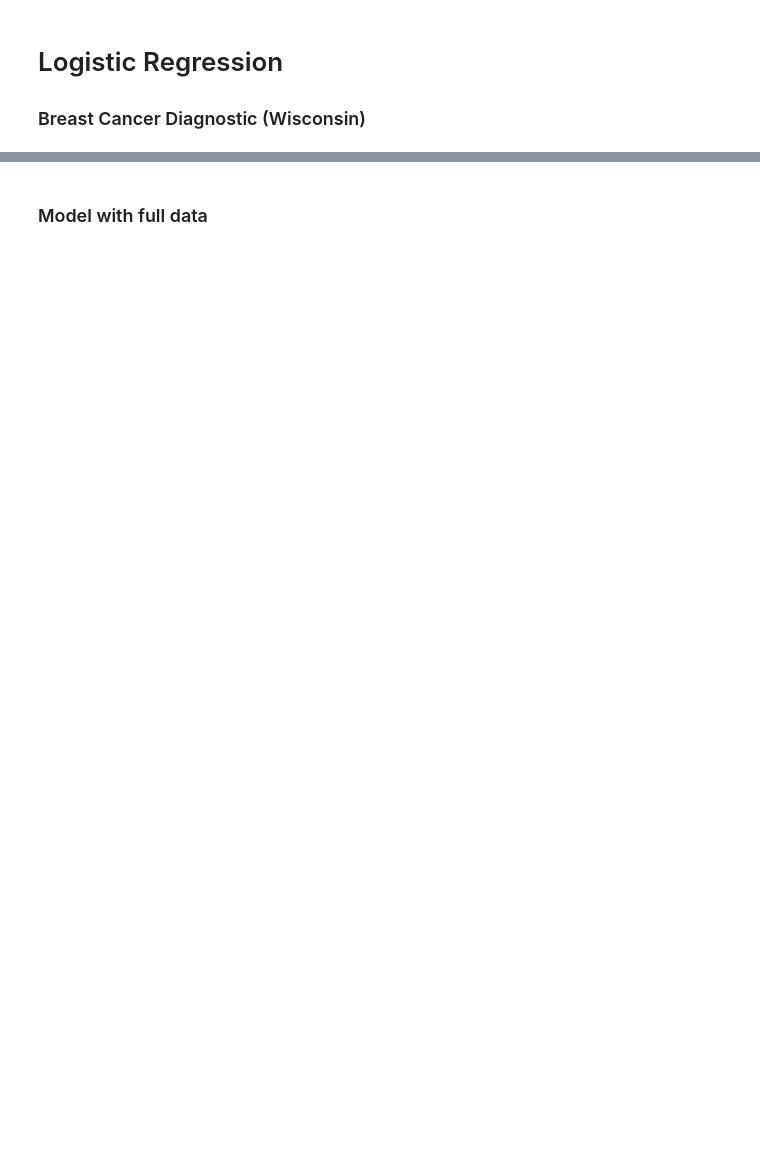
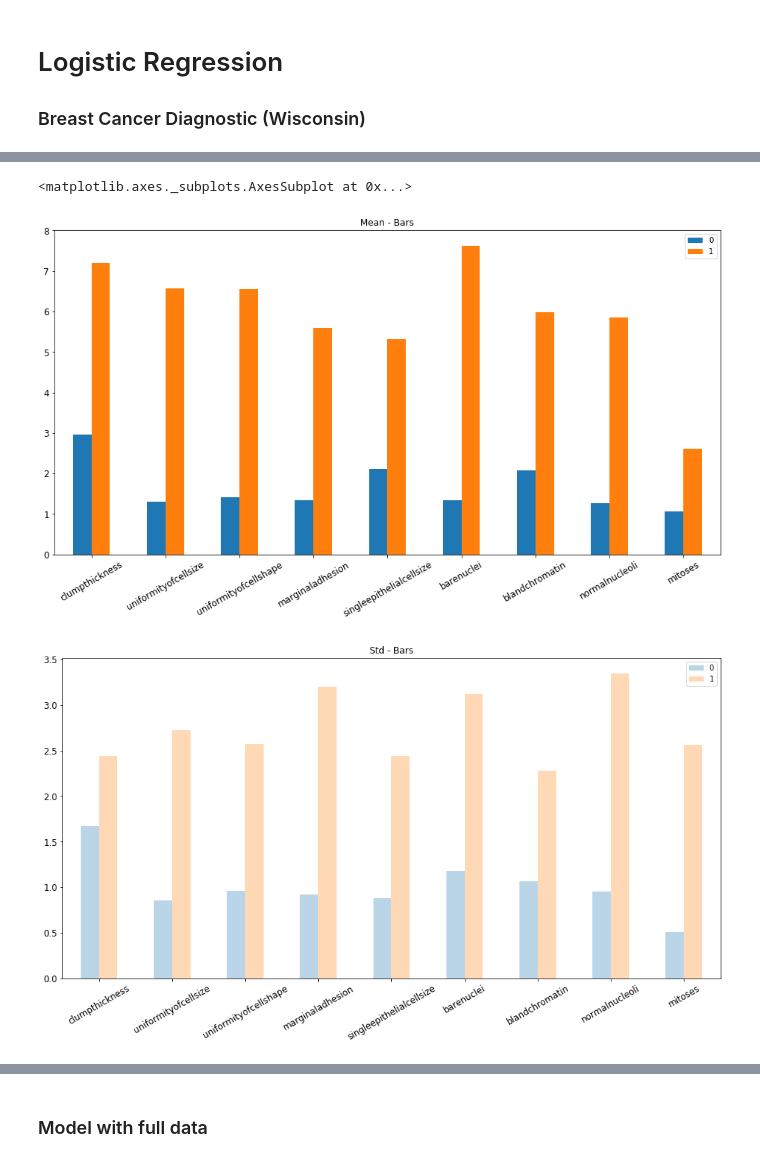
Before and after one commit to tarajano/ml_misc_notebooks, a Jupyter notebook: classification/logistic_regression/logistic_regression.ipynb, the cells around one changed output, grey strips where cells are left out. Saved outputs shown, nothing was run; the diff lists cells and outputs as text; code cells hidden in the pictures; blank space fills up the shorter version.

```diff
--- a/classification/logistic_regression/logistic_regression.ipynb
+++ b/classification/logistic_regression/logistic_regression.ipynb
@@ -22,0 +48,10 @@ y = dataset.iloc[:, 10].values
+# %%
+gbc_mean = dataset.iloc[:,1:].groupby('class').mean().reset_index()
+gbc_std  = dataset.iloc[:,1:].groupby('class').std().reset_index()
+
+gbc_mean.iloc[:,1:].transpose().plot.bar(figsize=(16,8), fontsize=12, rot=30, title='Mean - Bars')
+gbc_std.iloc[:,1:].transpose().plot.bar(figsize=(16,8), fontsize=12, rot=30, title='Std - Bars', alpha=.3)
+# %% [output]
+<matplotlib.axes._subplots.AxesSubplot at 0x...>
+[figure, added]
+[figure, added]
```
Also changed, not shown: parts of 12 cells of this notebook, 9 other files.
